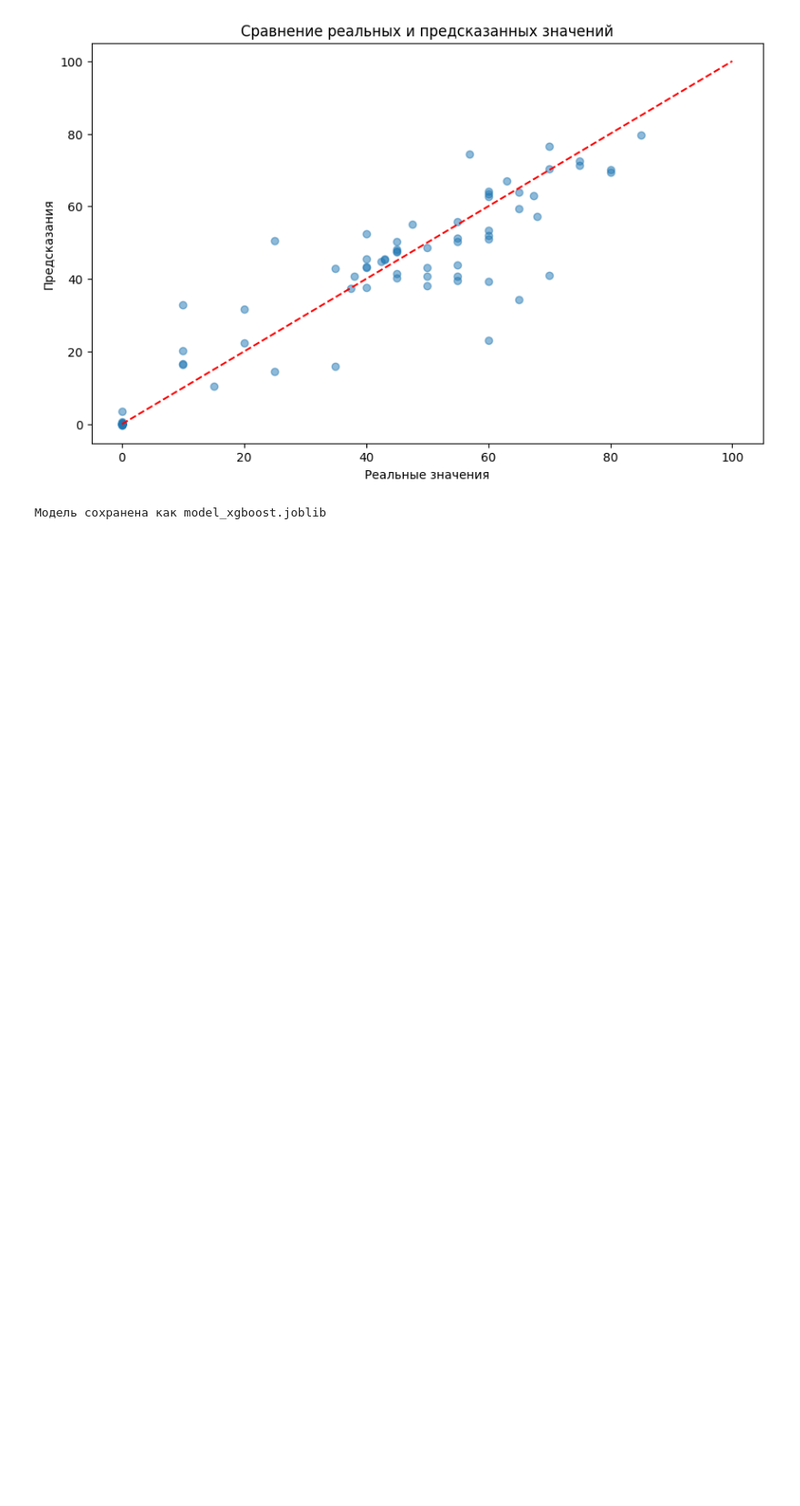
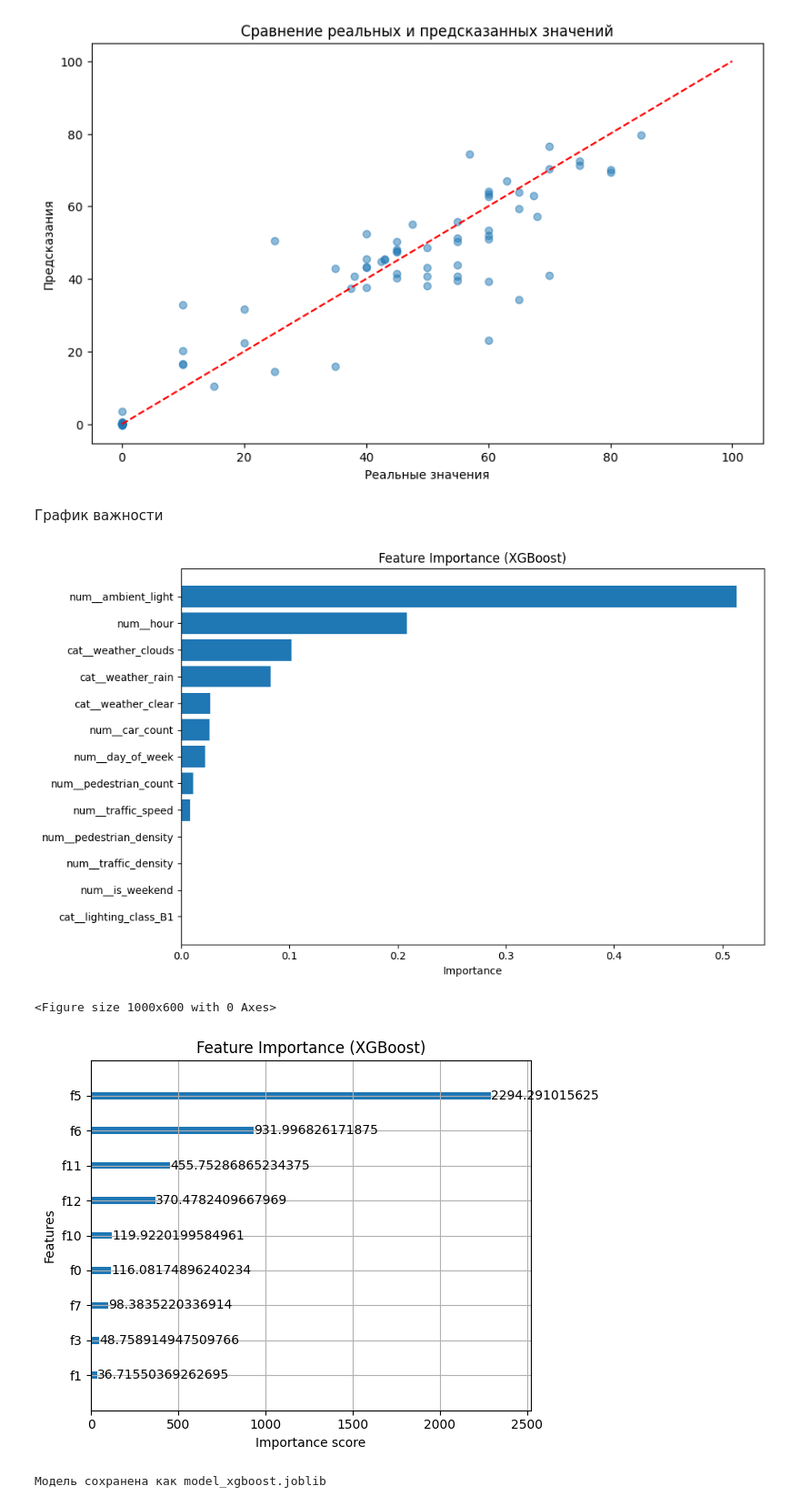
Before and after one commit to cloud-art/smart-lighting, a Jupyter notebook: ai-model/create_model.ipynb, the cells around one changed output. Shown at 91% size. Drawn from its saved outputs; the diff is of its cells as text; code cells hidden in the pictures; blank space fills up the shorter version.

Commit message:
feat: data comparing

```diff
--- a/ai-model/create_model.ipynb
+++ b/ai-model/create_model.ipynb
@@ -165,6 +165,36 @@ mae, r2 = evaluate_model(pipeline, X_test, y_test)
 Средняя абсолютная ошибка (MAE): 6.43
 Коэффициент детерминации (R²): 0.86
 [figure]
+# %% [markdown]
+График важности
+# %%
+xgb_model: XGBRegressor = pipeline.named_steps['model']
+
+feature_names = pipeline.named_steps['preprocessor'].get_feature_names_out()
+importances = xgb_model.feature_importances_
+
+importance_df = pd.DataFrame({
+    'feature': feature_names,
+    'importance': importances
+}).sort_values(by='importance', ascending=False)
+
+plt.figure(figsize=(10, 6))
+plt.barh(importance_df['feature'][:15][::-1], importance_df['importance'][:15][::-1])
+plt.xlabel("Importance")
+plt.title("Feature Importance (XGBoost)")
+plt.tight_layout()
+plt.show()
+
+plt.figure(figsize=(10, 6))
+plot_importance(xgb_model, max_num_features=10, importance_type='gain')
+plt.title("Feature Importance (XGBoost)")
+plt.grid(True)
+plt.tight_layout()
+plt.show()
+# %% [output]
+[figure, added]
+<Figure size 1000x600 with 0 Axes>
+[figure, added]
 # %%
 model_filename = 'model_xgboost.joblib'
 joblib.dump(pipeline, model_filename)
```
Also changed, not shown: parts of 1 cell of this notebook, 10 other files.
